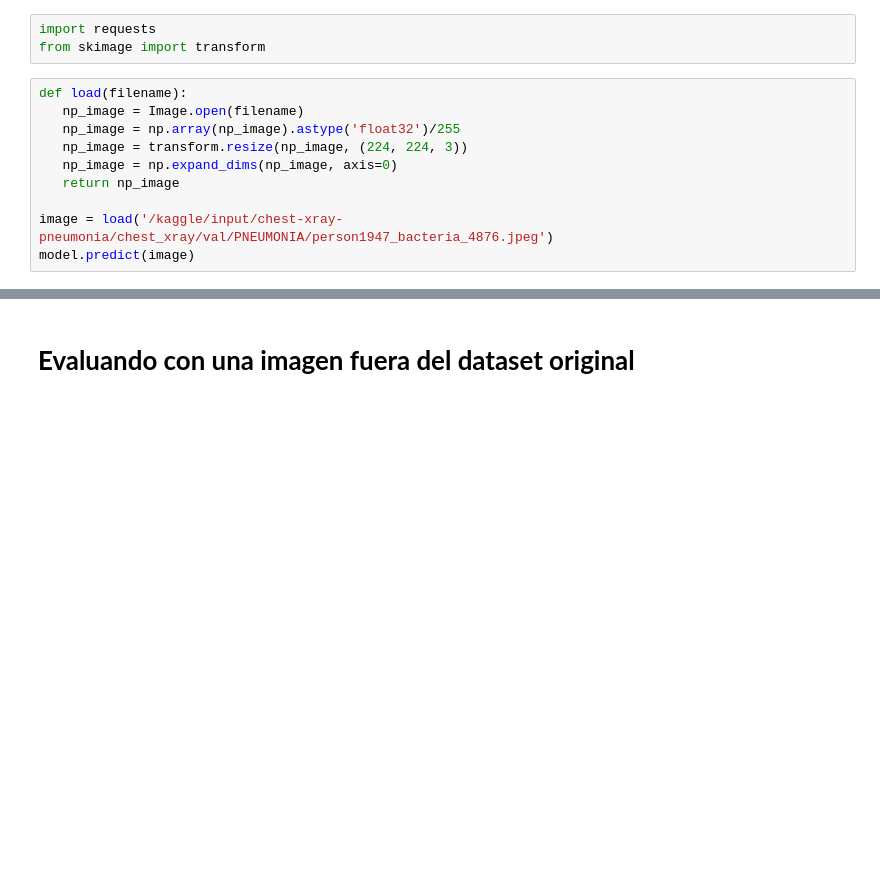
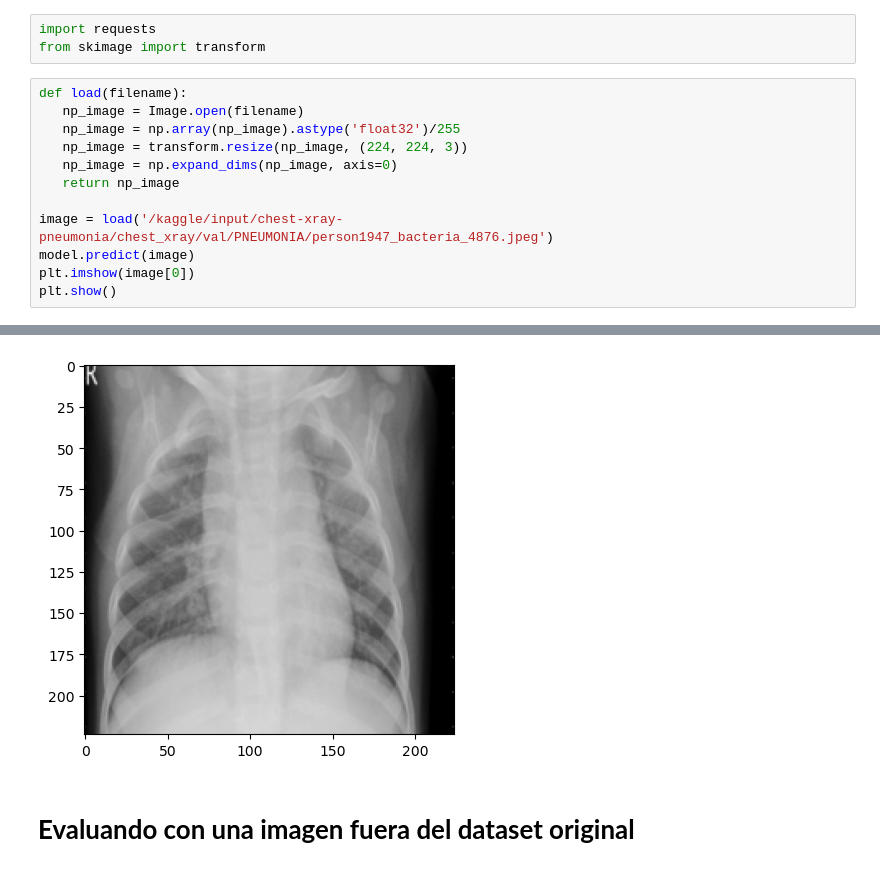
Before and after one commit to Salome-Miguel/MachineLearning-Rayos-X, a Jupyter notebook: chestpneumonia-p.ipynb, the cells around one changed output, grey strips where cells are left out. Saved outputs shown, nothing was run; the diff lists cells and outputs as text; blank space fills up the shorter version.

```diff
--- a/chestpneumonia-p.ipynb
+++ b/chestpneumonia-p.ipynb
@@ -263,4 +252,6 @@ def load(filename):
 
 image = load('/kaggle/input/chest-xray-pneumonia/chest_xray/val/PNEUMONIA/person1947_bacteria_4876.jpeg')
 model.predict(image)
+plt.imshow(image[0])
+plt.show()
 # %% [output]
@@ -268,3 +259,4 @@ array([[0.84383386]], dtype=float32)
+[figure, added]
 # %% [markdown]
 # **Evaluando con una imagen fuera del dataset original**
 # %% [markdown]
```
Also changed, not shown: parts of 12 cells of this notebook.
